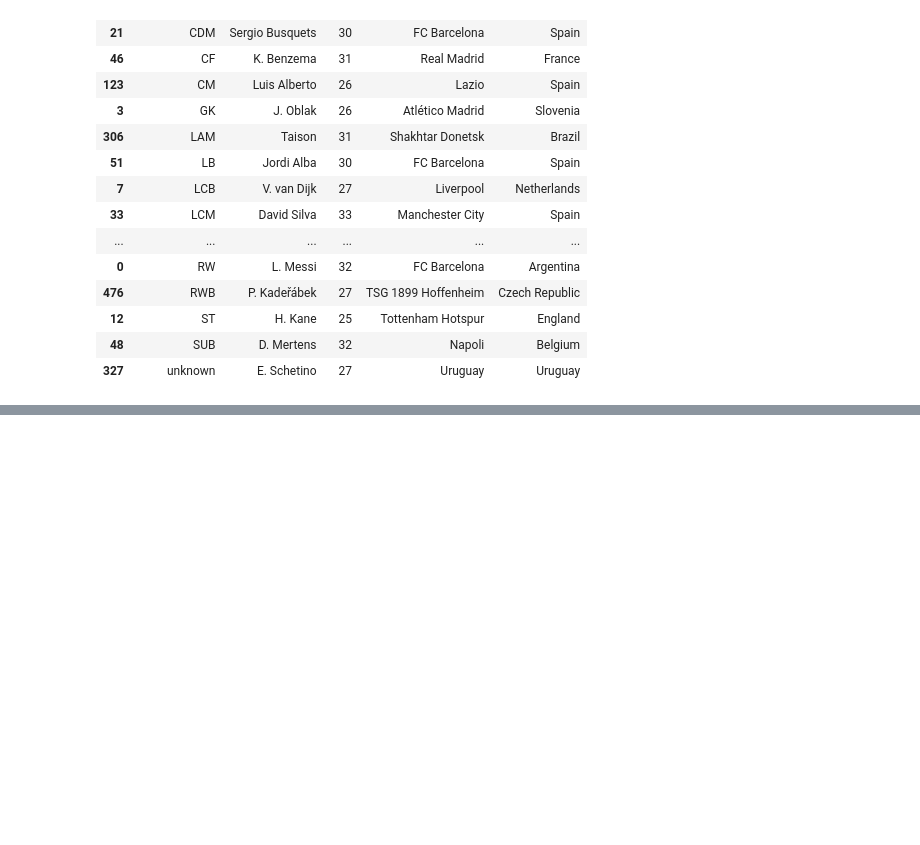
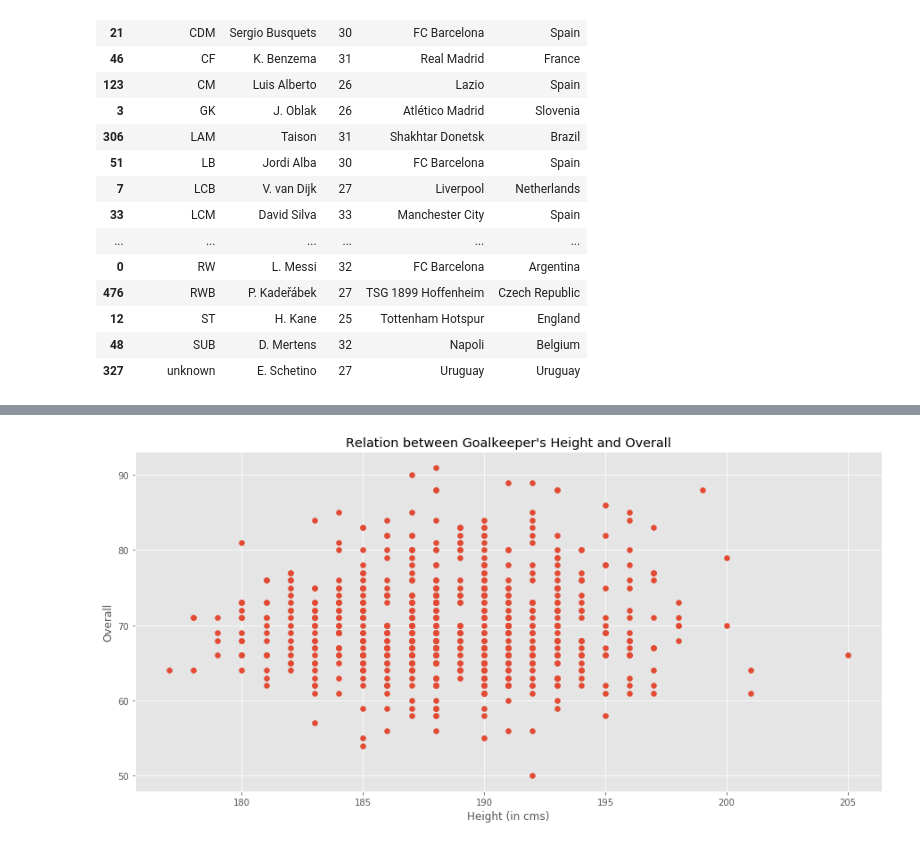
Before and after one commit to shlokadaga/fifa20, a Jupyter notebook: fifa20_project.ipynb, the cells around one changed output, grey strips where cells are left out. Drawn from its saved outputs; the diff is of its cells as text; code cells hidden in the pictures; blank space fills up the shorter version.

```diff
--- a/fifa20_project.ipynb
+++ b/fifa20_project.ipynb
@@ -747,0 +827,11 @@ df_new.iloc[df_new.groupby(df_new['Team Position'])['Overall'].idxmax()][['Team
+# %%
+plt.figure(figsize=(15,7))
+un=df_new1['height_cm'].unique()
+un.sort()
+plt.scatter(x='height_cm',y='Overall',data=df_new1)
+plt.xlabel("Height (in cms)")
+plt.ylabel('Overall')
+plt.title("Relation between Goalkeeper's Height and Overall")
+plt.show()
+# %% [output]
+[figure, added]
```
Also changed, not shown: parts of 14 cells of this notebook.
